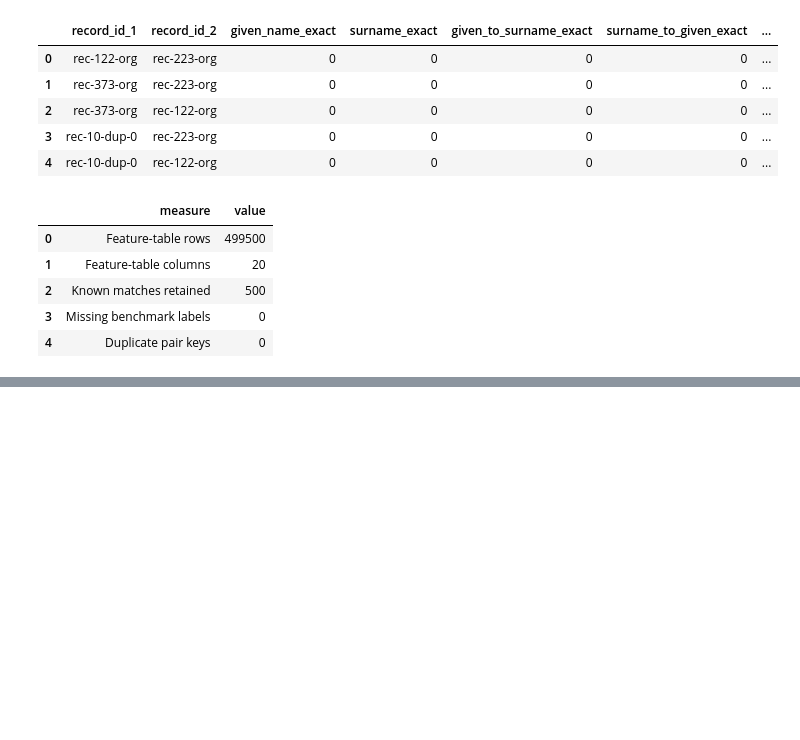
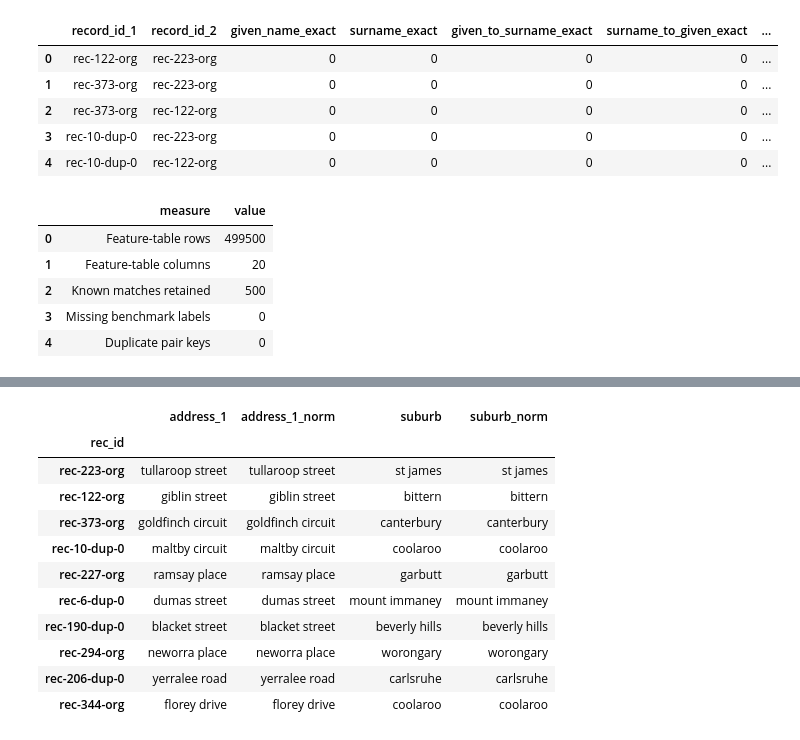
Before and after one commit to WaleBalogunK/Repository-name-entity-resolution-golden-record-lab, a Jupyter notebook: notebooks/01_data_acquisition_and_initial_audit.ipynb, the cells around one changed output, grey strips where cells are left out. Saved outputs shown, nothing was run; the diff lists cells and outputs as text; code cells hidden in the pictures; blank space fills up the shorter version.

```diff
--- a/notebooks/01_data_acquisition_and_initial_audit.ipynb
+++ b/notebooks/01_data_acquisition_and_initial_audit.ipynb
@@ -3968,0 +4007,32 @@ exact_feature_summary.round(2)
+# %%
+model_records["address_1_norm"] = (
+    model_records["address_1"]
+    .map(normalise_exact_text)
+)
+
+model_records["suburb_norm"] = (
+    model_records["suburb"]
+    .map(normalise_exact_text)
+)
+
+model_records[
+    [
+        "address_1",
+        "address_1_norm",
+        "suburb",
+        "suburb_norm"
+    ]
+].head(10)
+# %% [output]
+|  | address_1 | address_1_norm | suburb | suburb_norm |
+| rec_id |  |  |  |  |
+| rec-223-org | tullaroop street | tullaroop street | st james | st james |
+| rec-122-org | giblin street | giblin street | bittern | bittern |
+| rec-373-org | goldfinch circuit | goldfinch circuit | canterbury | canterbury |
+| rec-10-dup-0 | maltby circuit | maltby circuit | coolaroo | coolaroo |
+| rec-227-org | ramsay place | ramsay place | garbutt | garbutt |
+| rec-6-dup-0 | dumas street | dumas street | mount immaney | mount immaney |
+| rec-190-dup-0 | blacket street | blacket street | beverly hills | beverly hills |
+| rec-294-org | neworra place | neworra place | worongary | worongary |
+| rec-206-dup-0 | yerralee road | yerralee road | carlsruhe | carlsruhe |
+| rec-344-org | florey drive | florey drive | coolaroo | coolaroo |
```
Also changed, not shown: parts of 9 cells of this notebook.
